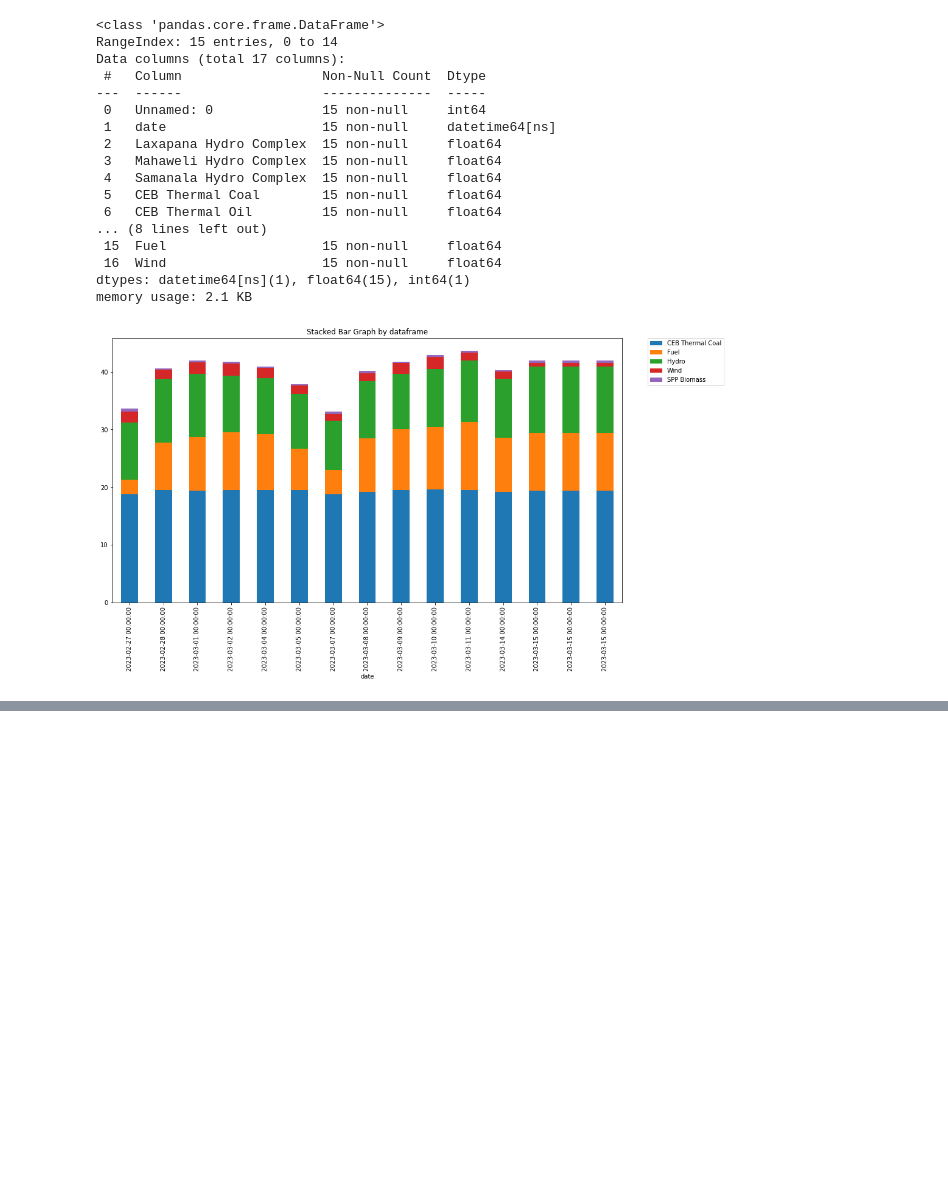
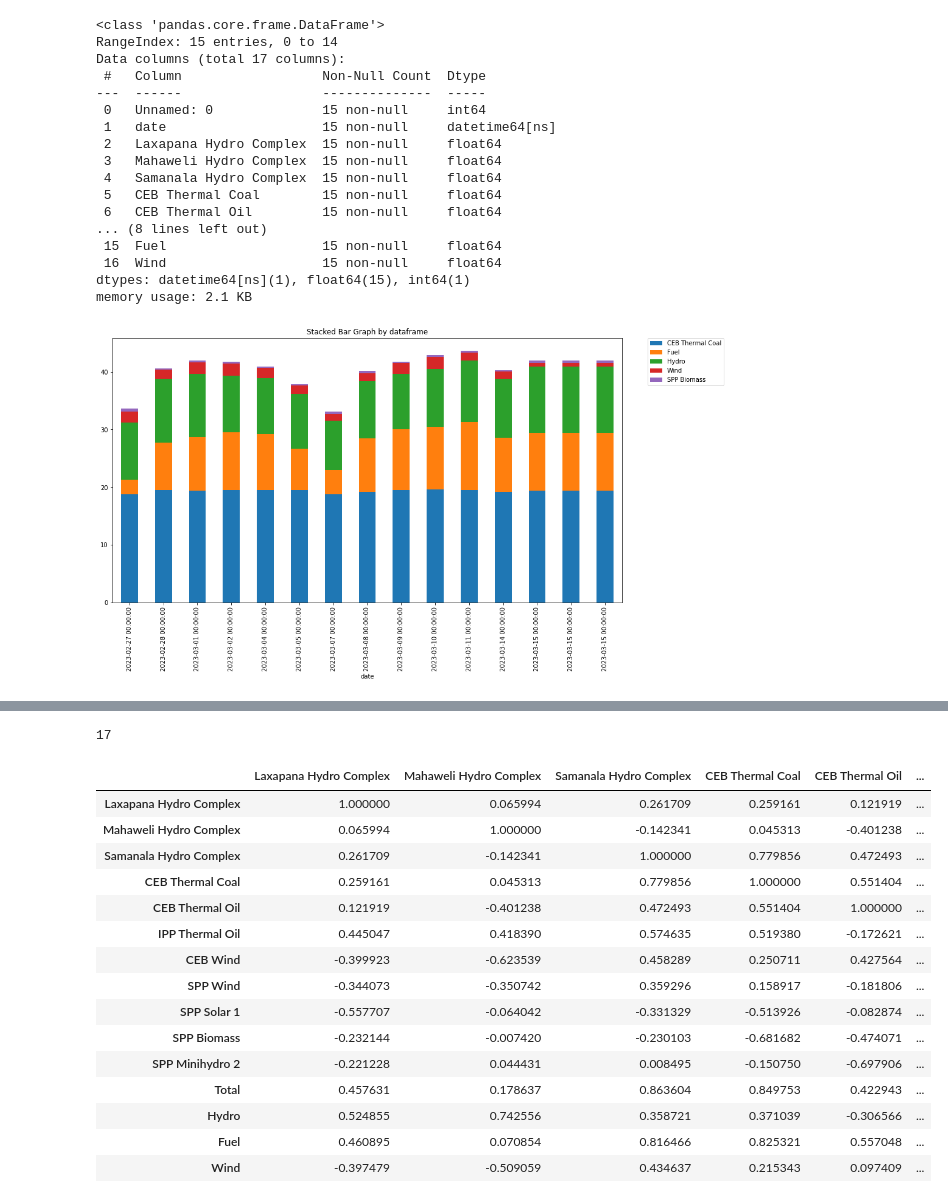
Before and after one commit to ChanakaErangaGunarathna/SL_CEB_Dashboard, a Jupyter notebook: analysis1.ipynb, the cells around one changed output, grey strips where cells are left out. Drawn from its saved outputs; the diff is of its cells as text; code cells hidden in the pictures; blank space fills up the shorter version.

```diff
--- a/analysis1.ipynb
+++ b/analysis1.ipynb
@@ -229,0 +206,23 @@ st.title('Uber pickups in NYC')
+# %%
+print(x)
+# %% [output]
+17
+# %%
+df_by_date.corr()
+# %% [output]
+|  | Laxapana Hydro Complex | Mahaweli Hydro Complex | Samanala Hydro Complex | CEB Thermal Coal | CEB Thermal Oil | ... |
+| Laxapana Hydro Complex | 1.000000 | 0.065994 | 0.261709 | 0.259161 | 0.121919 | ... |
+| Mahaweli Hydro Complex | 0.065994 | 1.000000 | -0.142341 | 0.045313 | -0.401238 | ... |
+| Samanala Hydro Complex | 0.261709 | -0.142341 | 1.000000 | 0.779856 | 0.472493 | ... |
+| CEB Thermal Coal | 0.259161 | 0.045313 | 0.779856 | 1.000000 | 0.551404 | ... |
+| CEB Thermal Oil | 0.121919 | -0.401238 | 0.472493 | 0.551404 | 1.000000 | ... |
+| IPP Thermal Oil | 0.445047 | 0.418390 | 0.574635 | 0.519380 | -0.172621 | ... |
+| CEB Wind | -0.399923 | -0.623539 | 0.458289 | 0.250711 | 0.427564 | ... |
+| SPP Wind | -0.344073 | -0.350742 | 0.359296 | 0.158917 | -0.181806 | ... |
+| SPP Solar 1 | -0.557707 | -0.064042 | -0.331329 | -0.513926 | -0.082874 | ... |
+| SPP Biomass | -0.232144 | -0.007420 | -0.230103 | -0.681682 | -0.474071 | ... |
+| SPP Minihydro 2 | -0.221228 | 0.044431 | 0.008495 | -0.150750 | -0.697906 | ... |
+| Total | 0.457631 | 0.178637 | 0.863604 | 0.849753 | 0.422943 | ... |
+| Hydro | 0.524855 | 0.742556 | 0.358721 | 0.371039 | -0.306566 | ... |
+| Fuel | 0.460895 | 0.070854 | 0.816466 | 0.825321 | 0.557048 | ... |
+| Wind | -0.397479 | -0.509059 | 0.434637 | 0.215343 | 0.097409 | ... |
```
Also changed, not shown: parts of 17 cells of this notebook, 1 other file.
